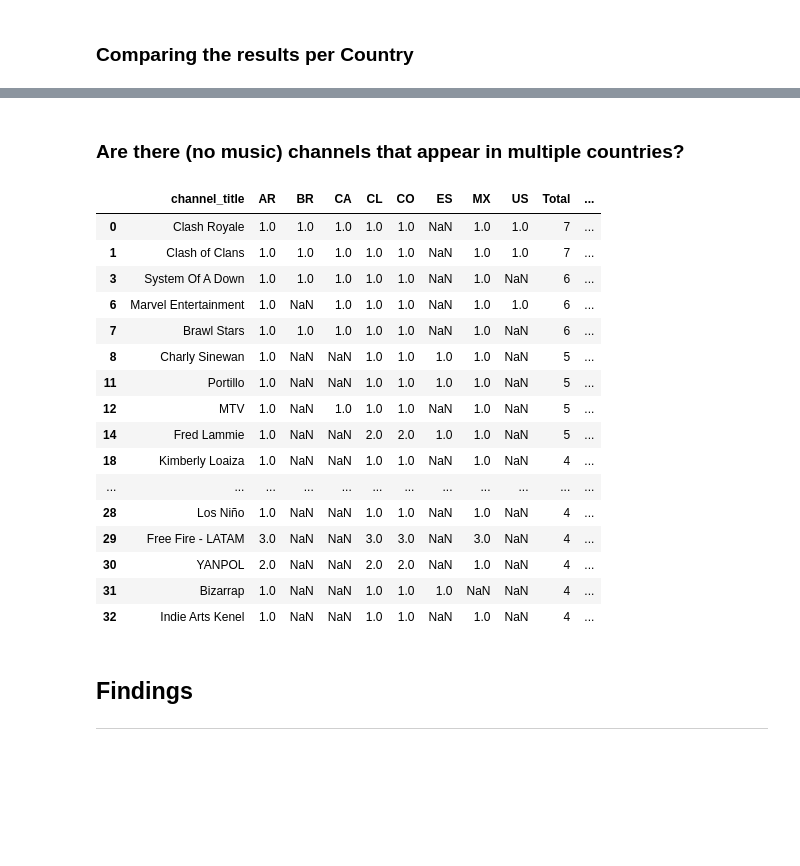
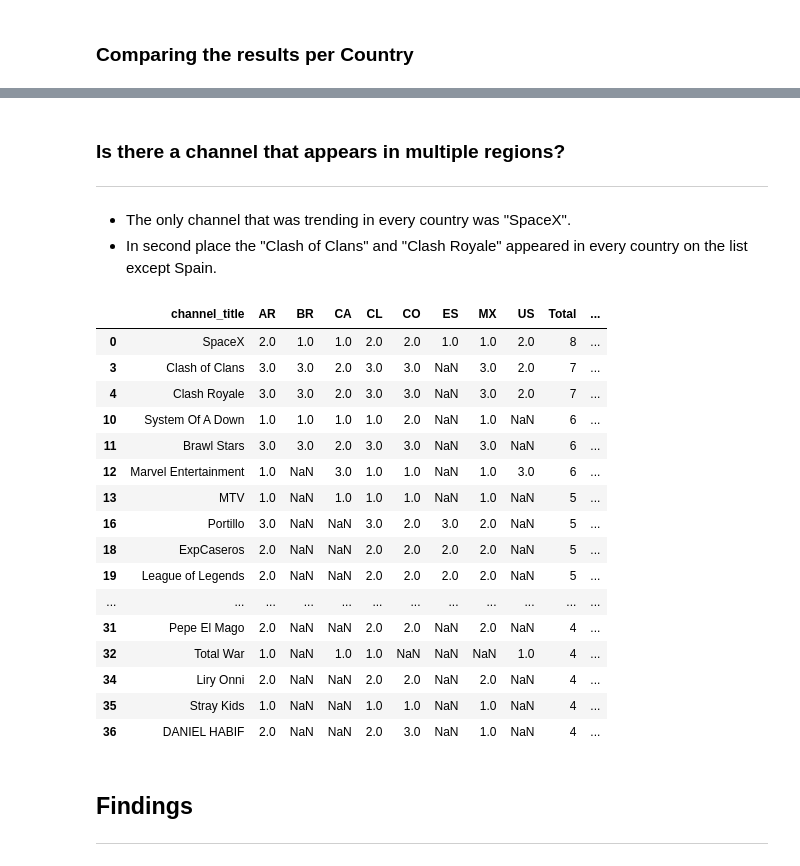
Before and after one commit to germarr/youtube_research, a Jupyter notebook: research_V1.ipynb, the cells around one changed output, grey strips where cells are left out. Saved outputs shown, nothing was run; the diff lists cells and outputs as text; code cells hidden in the pictures; blank space fills up the shorter version.

```diff
--- a/research_V1.ipynb
+++ b/research_V1.ipynb
@@ -371,33 +337,39 @@ round(topics_per_country.div(topics_per_country.Total, axis=0)*100,2).iloc[:,:-1
 | MX | 1.23 | 3.70 | NaN | 20.99 | 2.47 | 13.58 | 1.23 | ... |
 | US | 2.60 | 10.39 | 3.90 | 23.38 | 5.19 | 15.58 | 2.60 | ... |
 # %% [markdown]
-### Are there (no music) channels that appear in multiple countries?
+### Is there a channel that appears in multiple regions?
+---
+# %% [markdown]
+* The only channel that was trending in every country was "SpaceX".
+* In second place the "Clash of Clans" and "Clash Royale" appeared in every country on the list except Spain.
 # %%
-repeated_channel = merged_countries_pd[["channel_title","country","count"]].groupby(["country","channel_title"]).sum().reset_index().pivot(index="channel_title", columns="country",values="count")
+df_323 = cf.monthly_file_from(["AR","BR","CA","CL","CO","ES","MX","US"], type_of_file="merged")
+
+repeated_channel = df_323[["channel_title","country","count"]].groupby(["country","channel_title"]).sum().reset_index().pivot(index="channel_title", columns="country",values="count")
 repeated_channel["Total"]= repeated_channel.count(axis = 1)
 repeated_channel= repeated_channel.sort_values(by="Total", ascending=False)
-topics = merged_countries_pd[["channel_title","category_title"]].drop_duplicates(subset=['channel_title'], keep="last")
+topics = df_323[["channel_title","category_title"]].drop_duplicates(subset=['channel_title'], keep="last")
 
 reps = repeated_channel.merge(topics, how='left', on='channel_title')
 reps.loc[(reps.category_title != "Music") & (reps.category_title != "Sports")].head(20)
 # %% [output]
 |  | channel_title | AR | BR | CA | CL | CO | ES | MX | US | Total | ... |
-| 0 | Clash Royale | 1.0 | 1.0 | 1.0 | 1.0 | 1.0 | NaN | 1.0 | 1.0 | 7 | ... |
-| 1 | Clash of Clans | 1.0 | 1.0 | 1.0 | 1.0 | 1.0 | NaN | 1.0 | 1.0 | 7 | ... |
-| 3 | System Of A Down | 1.0 | 1.0 | 1.0 | 1.0 | 1.0 | NaN | 1.0 | NaN | 6 | ... |
-| 6 | Marvel Entertainment | 1.0 | NaN | 1.0 | 1.0 | 1.0 | NaN | 1.0 | 1.0 | 6 | ... |
-| 7 | Brawl Stars | 1.0 | 1.0 | 1.0 | 1.0 | 1.0 | NaN | 1.0 | NaN | 6 | ... |
-| 8 | Charly Sinewan | 1.0 | NaN | NaN | 1.0 | 1.0 | 1.0 | 1.0 | NaN | 5 | ... |
-| 11 | Portillo | 1.0 | NaN | NaN | 1.0 | 1.0 | 1.0 | 1.0 | NaN | 5 | ... |
-| 12 | MTV | 1.0 | NaN | 1.0 | 1.0 | 1.0 | NaN | 1.0 | NaN | 5 | ... |
-| 14 | Fred Lammie | 1.0 | NaN | NaN | 2.0 | 2.0 | 1.0 | 1.0 | NaN | 5 | ... |
-| 18 | Kimberly Loaiza | 1.0 | NaN | NaN | 1.0 | 1.0 | NaN | 1.0 | NaN | 4 | ... |
+| 0 | SpaceX | 2.0 | 1.0 | 1.0 | 2.0 | 2.0 | 1.0 | 1.0 | 2.0 | 8 | ... |
+| 3 | Clash of Clans | 3.0 | 3.0 | 2.0 | 3.0 | 3.0 | NaN | 3.0 | 2.0 | 7 | ... |
+| 4 | Clash Royale | 3.0 | 3.0 | 2.0 | 3.0 | 3.0 | NaN | 3.0 | 2.0 | 7 | ... |
+| 10 | System Of A Down | 1.0 | 1.0 | 1.0 | 1.0 | 2.0 | NaN | 1.0 | NaN | 6 | ... |
+| 11 | Brawl Stars | 3.0 | 3.0 | 2.0 | 3.0 | 3.0 | NaN | 3.0 | NaN | 6 | ... |
+| 12 | Marvel Entertainment | 1.0 | NaN | 3.0 | 1.0 | 1.0 | NaN | 1.0 | 3.0 | 6 | ... |
+| 13 | MTV | 1.0 | NaN | 1.0 | 1.0 | 1.0 | NaN | 1.0 | NaN | 5 | ... |
+| 16 | Portillo | 3.0 | NaN | NaN | 3.0 | 2.0 | 3.0 | 2.0 | NaN | 5 | ... |
+| 18 | ExpCaseros | 2.0 | NaN | NaN | 2.0 | 2.0 | 2.0 | 2.0 | NaN | 5 | ... |
+| 19 | League of Legends | 2.0 | NaN | NaN | 2.0 | 2.0 | 2.0 | 2.0 | NaN | 5 | ... |
 | ... | ... | ... | ... | ... | ... | ... | ... | ... | ... | ... | ... |
-| 28 | Los Niño | 1.0 | NaN | NaN | 1.0 | 1.0 | NaN | 1.0 | NaN | 4 | ... |
-| 29 | Free Fire - LATAM | 3.0 | NaN | NaN | 3.0 | 3.0 | NaN | 3.0 | NaN | 4 | ... |
-| 30 | YANPOL | 2.0 | NaN | NaN | 2.0 | 2.0 | NaN | 1.0 | NaN | 4 | ... |
-| 31 | Bizarrap | 1.0 | NaN | NaN | 1.0 | 1.0 | 1.0 | NaN | NaN | 4 | ... |
-| 32 | Indie Arts Kenel | 1.0 | NaN | NaN | 1.0 | 1.0 | NaN | 1.0 | NaN | 4 | ... |
+| 31 | Pepe El Mago | 2.0 | NaN | NaN | 2.0 | 2.0 | NaN | 2.0 | NaN | 4 | ... |
+| 32 | Total War | 1.0 | NaN | 1.0 | 1.0 | NaN | NaN | NaN | 1.0 | 4 | ... |
+| 34 | Liry Onni | 2.0 | NaN | NaN | 2.0 | 2.0 | NaN | 2.0 | NaN | 4 | ... |
+| 35 | Stray Kids | 1.0 | NaN | NaN | 1.0 | 1.0 | NaN | 1.0 | NaN | 4 | ... |
+| 36 | DANIEL HABIF | 2.0 | NaN | NaN | 2.0 | 3.0 | NaN | 1.0 | NaN | 4 | ... |
 # %% [markdown]
 ## Findings
 ---
```
Also changed, not shown: parts of 34 cells of this notebook.
